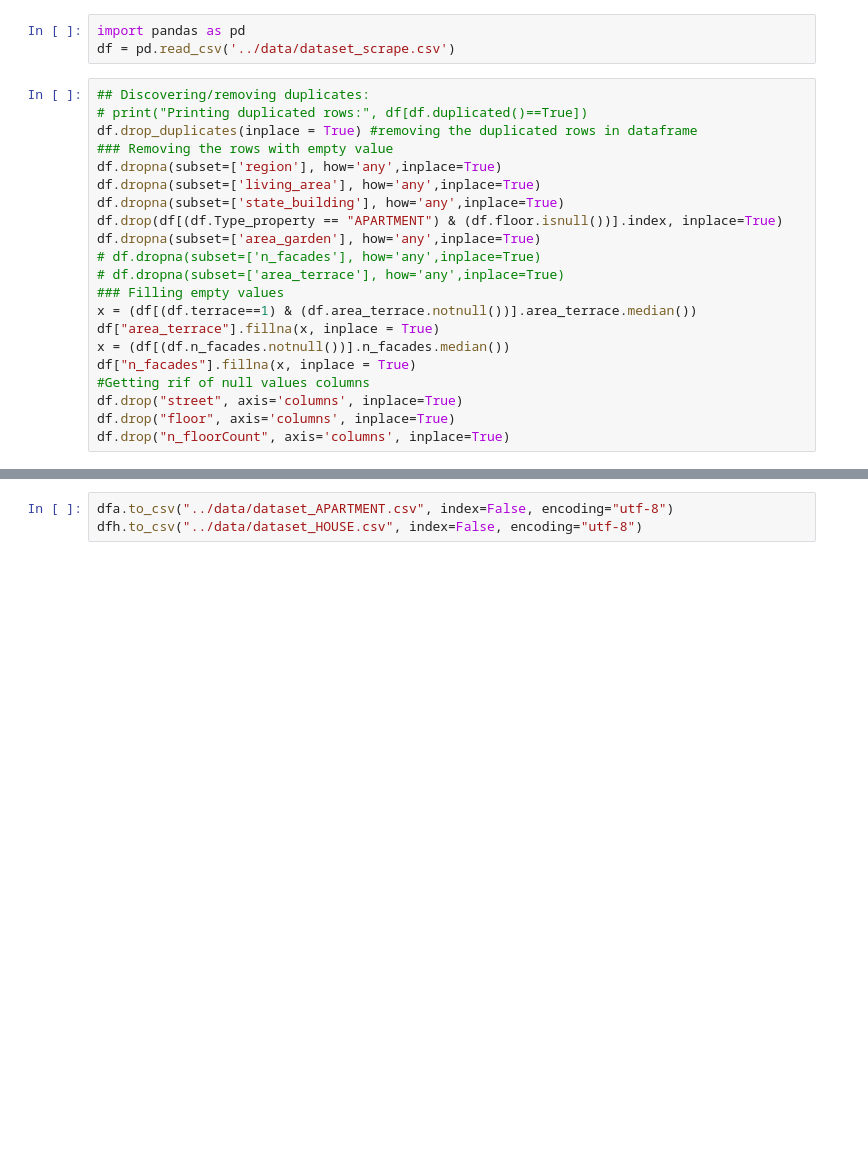
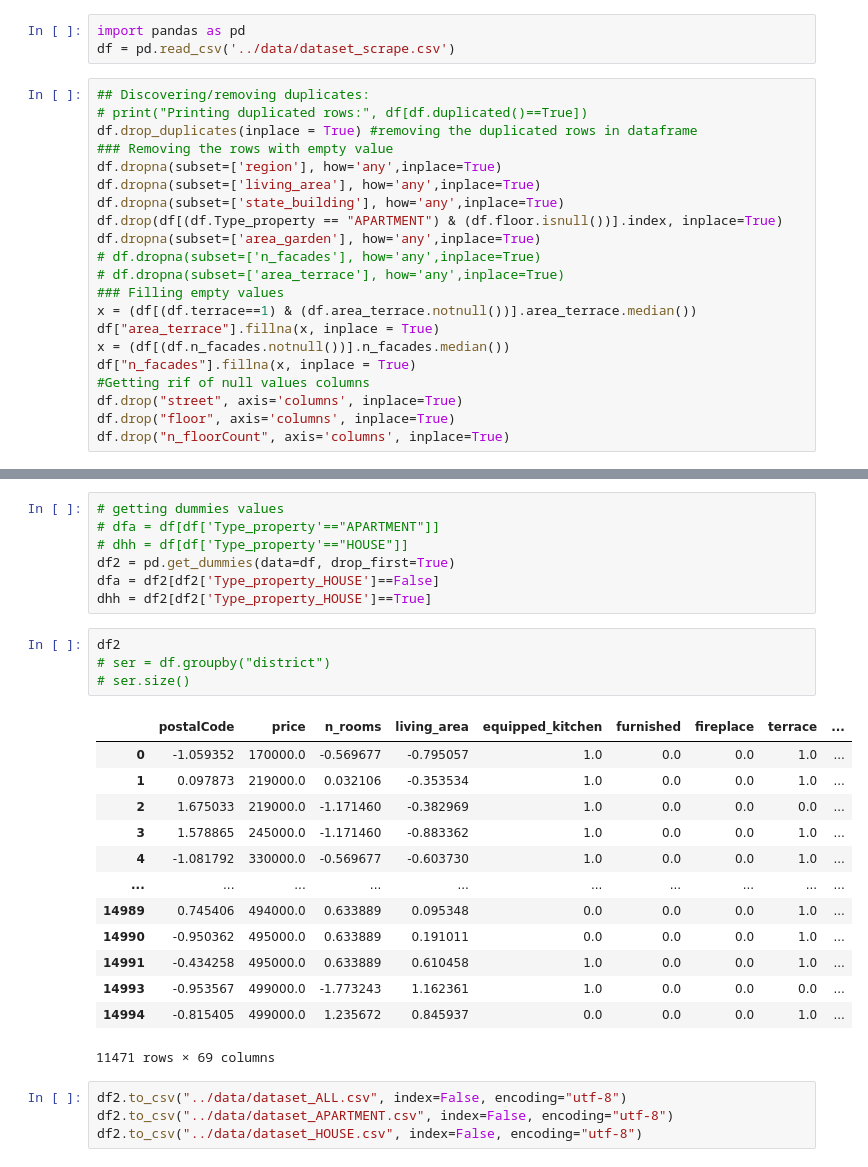
Before and after one commit to prongx/immo_eliza_regression, a Jupyter notebook: data-exploration/notebookCleaningData.ipynb, the cells around one changed output, grey strips where cells are left out. Drawn from its saved outputs; the diff is of its cells as text; blank space fills up the shorter version.

```diff
--- a/data-exploration/notebookCleaningData.ipynb
+++ b/data-exploration/notebookCleaningData.ipynb
@@ -81,3 +78,29 @@ print(dfh.shape)
+# %%
+# getting dummies values
+# dfa = df[df['Type_property'=="APARTMENT"]]
+# dhh = df[df['Type_property'=="HOUSE"]]
+df2 = pd.get_dummies(data=df, drop_first=True)
+dfa = df2[df2['Type_property_HOUSE']==False]
+dhh = df2[df2['Type_property_HOUSE']==True]
+# %%
+df2
+# ser = df.groupby("district")
+# ser.size()
+# %% [output]
+|  | postalCode | price | n_rooms | living_area | equipped_kitchen | furnished | fireplace | terrace | ... |
+| 0 | -1.059352 | 170000.0 | -0.569677 | -0.795057 | 1.0 | 0.0 | 0.0 | 1.0 | ... |
+| 1 | 0.097873 | 219000.0 | 0.032106 | -0.353534 | 1.0 | 0.0 | 0.0 | 1.0 | ... |
+| 2 | 1.675033 | 219000.0 | -1.171460 | -0.382969 | 1.0 | 0.0 | 0.0 | 0.0 | ... |
+| 3 | 1.578865 | 245000.0 | -1.171460 | -0.883362 | 1.0 | 0.0 | 0.0 | 1.0 | ... |
+| 4 | -1.081792 | 330000.0 | -0.569677 | -0.603730 | 1.0 | 0.0 | 0.0 | 1.0 | ... |
+| ... | ... | ... | ... | ... | ... | ... | ... | ... | ... |
+| 14989 | 0.745406 | 494000.0 | 0.633889 | 0.095348 | 0.0 | 0.0 | 0.0 | 1.0 | ... |
+| 14990 | -0.950362 | 495000.0 | 0.633889 | 0.191011 | 0.0 | 0.0 | 0.0 | 1.0 | ... |
+| 14991 | -0.434258 | 495000.0 | 0.633889 | 0.610458 | 1.0 | 0.0 | 0.0 | 1.0 | ... |
+| 14993 | -0.953567 | 499000.0 | -1.773243 | 1.162361 | 1.0 | 0.0 | 0.0 | 0.0 | ... |
+| 14994 | -0.815405 | 499000.0 | 1.235672 | 0.845937 | 0.0 | 0.0 | 0.0 | 1.0 | ... |
+11471 rows × 69 columns
 # %%
-dfa.to_csv("../data/dataset_APARTMENT.csv", index=False, encoding="utf-8")
-dfh.to_csv("../data/dataset_HOUSE.csv", index=False, encoding="utf-8")
+df2.to_csv("../data/dataset_ALL.csv", index=False, encoding="utf-8")
+df2.to_csv("../data/dataset_APARTMENT.csv", index=False, encoding="utf-8")
+df2.to_csv("../data/dataset_HOUSE.csv", index=False, encoding="utf-8")
```
Also changed, not shown: parts of 11 cells of this notebook, 6 other files.
